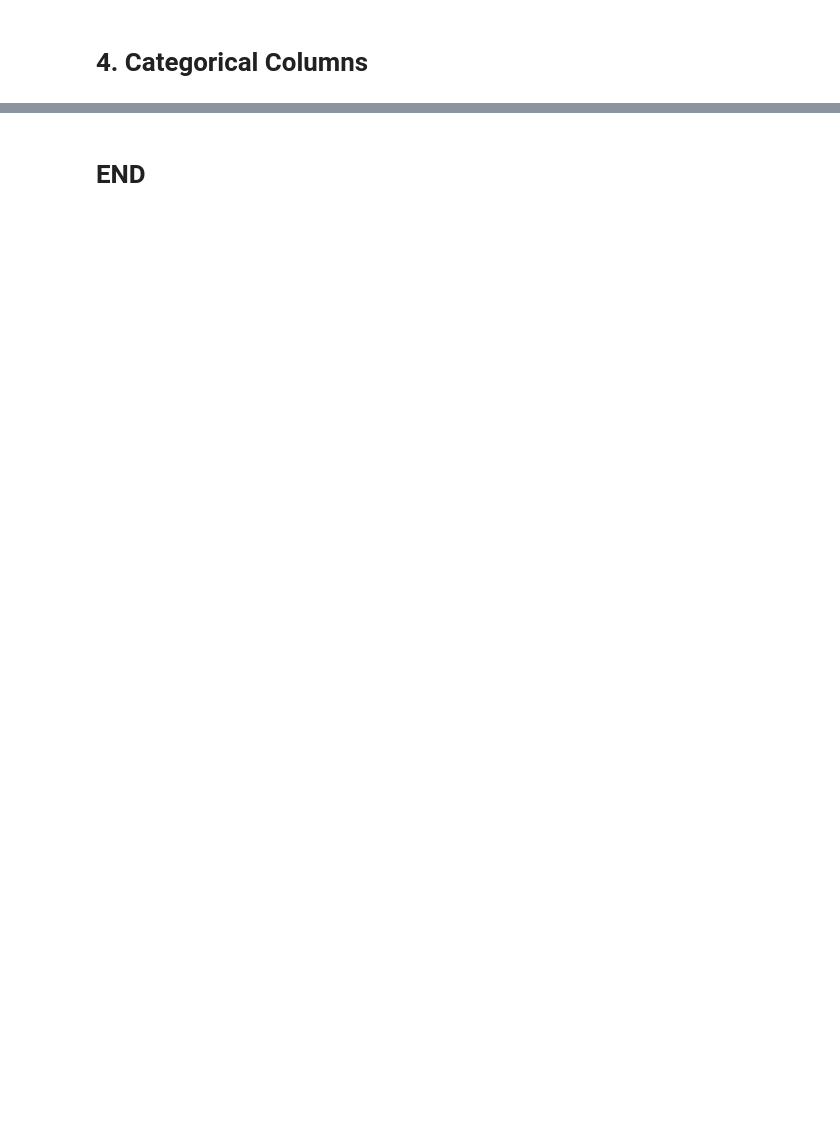
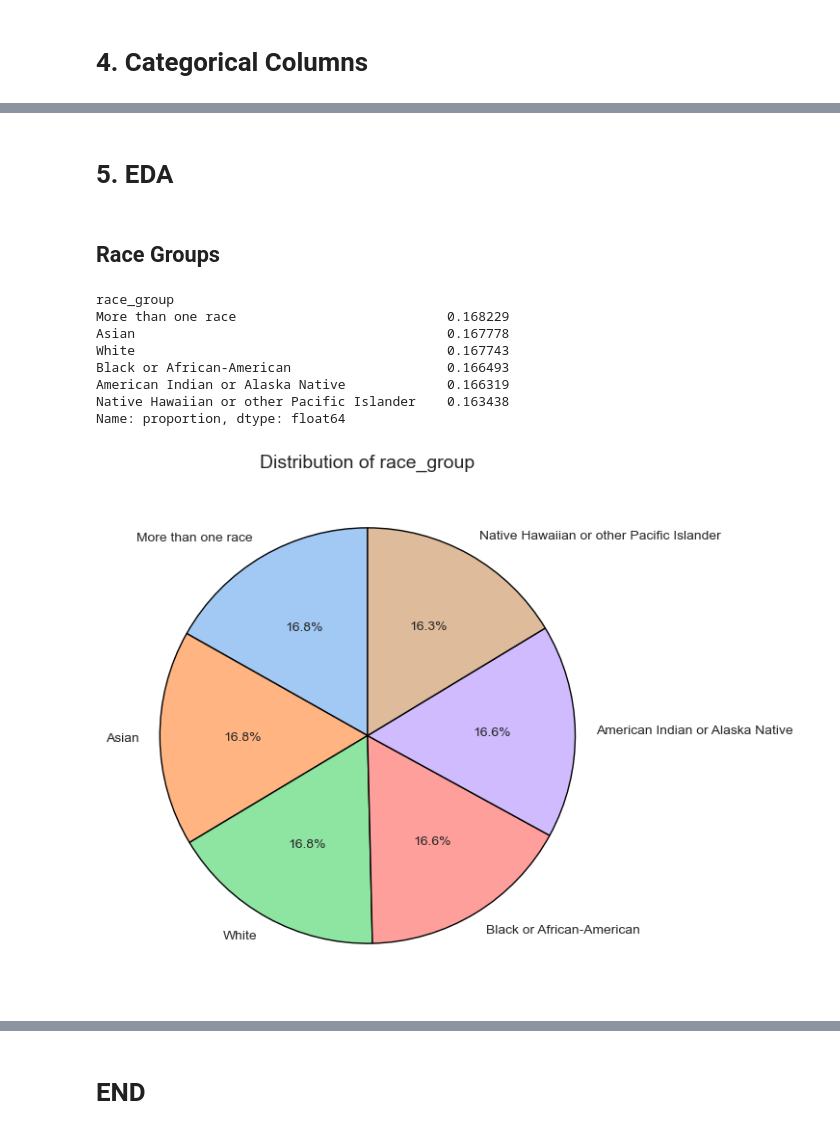
Before and after one commit to ShirsenduRyo/Hackathons, a Jupyter notebook: 06 CIBMTR/01 Exp_01.ipynb, the cells around one changed output, grey strips where cells are left out. Saved outputs shown, nothing was run; the diff lists cells and outputs as text; code cells hidden in the pictures; blank space fills up the shorter version.

```diff
--- a/06 CIBMTR/01 Exp_01.ipynb
+++ b/06 CIBMTR/01 Exp_01.ipynb
@@ -41,3 +76,25 @@ def get_feature_types(df):
+# %%
+def plot_category_distribution(df, column_name, normalize=True):
+    """
+    Plots a pie chart showing the distribution of a categorical feature.
+
+    Parameters:
+    df (pd.DataFrame): The input DataFrame (e.g., X_train)
+    column_name (str): The categorical column to visualize
+    normalize (bool): Whether to normalize the value counts (default: True)
+    """
+    # Compute value counts
+    vc = df[column_name].value_counts(normalize=normalize)
+    print(vc)
+
+    sns.set_style("whitegrid")
+    colors = sns.color_palette("pastel", len(vc))
+    plt.figure(figsize=(7, 7))
+    plt.pie(vc, labels=vc.index, autopct="%.1f%%", startangle=90, colors=colors, wedgeprops={"edgecolor": "black"})
+
+    plt.title(f"Distribution of {column_name}", fontsize=14)
+    plt.show()
+    plt.show()
 # %% [markdown]
 ## 0.3 Other Setups
 # %%
@@ -105,0 +272,16 @@ ft_count, len(X_train.columns)
+# %% [markdown]
+# 5. EDA
+# %% [markdown]
+## Race Groups
+# %%
+plot_category_distribution(X_train, "race_group")
+# %% [output]
+race_group
+More than one race                           0.168229
+Asian                                        0.167778
+White                                        0.167743
+Black or African-American                    0.166493
+American Indian or Alaska Native             0.166319
+Native Hawaiian or other Pacific Islander    0.163438
+Name: proportion, dtype: float64
+[figure, added]
```
Also changed, not shown: parts of 33 cells of this notebook, 1 other file.
